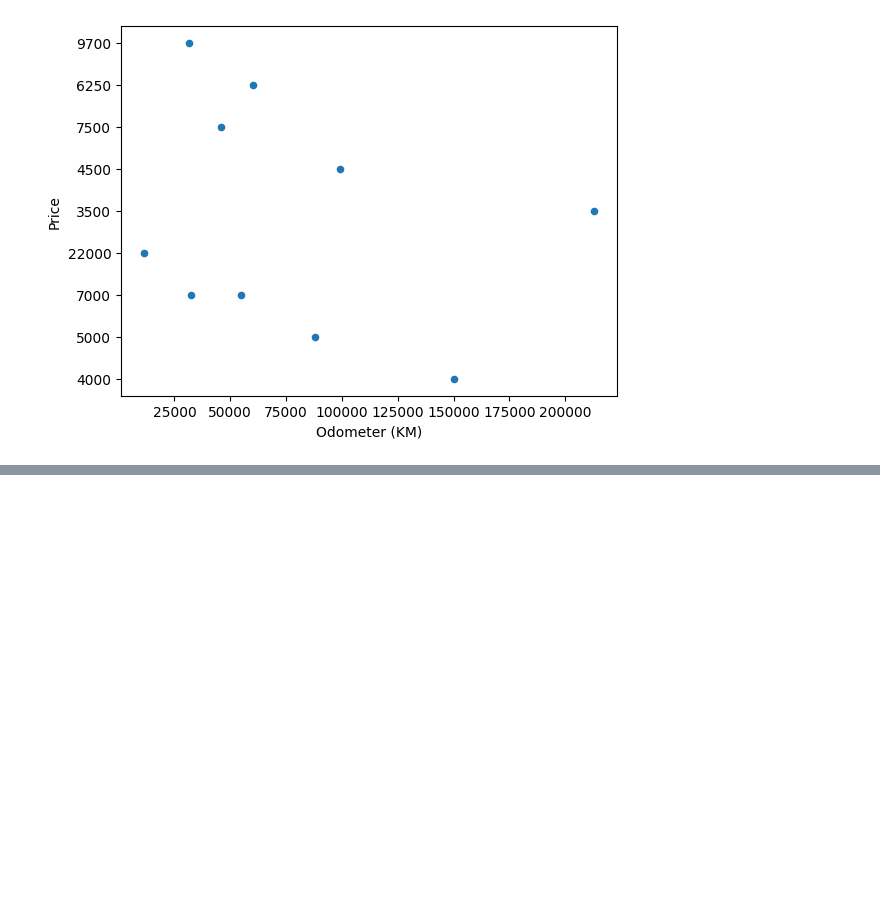
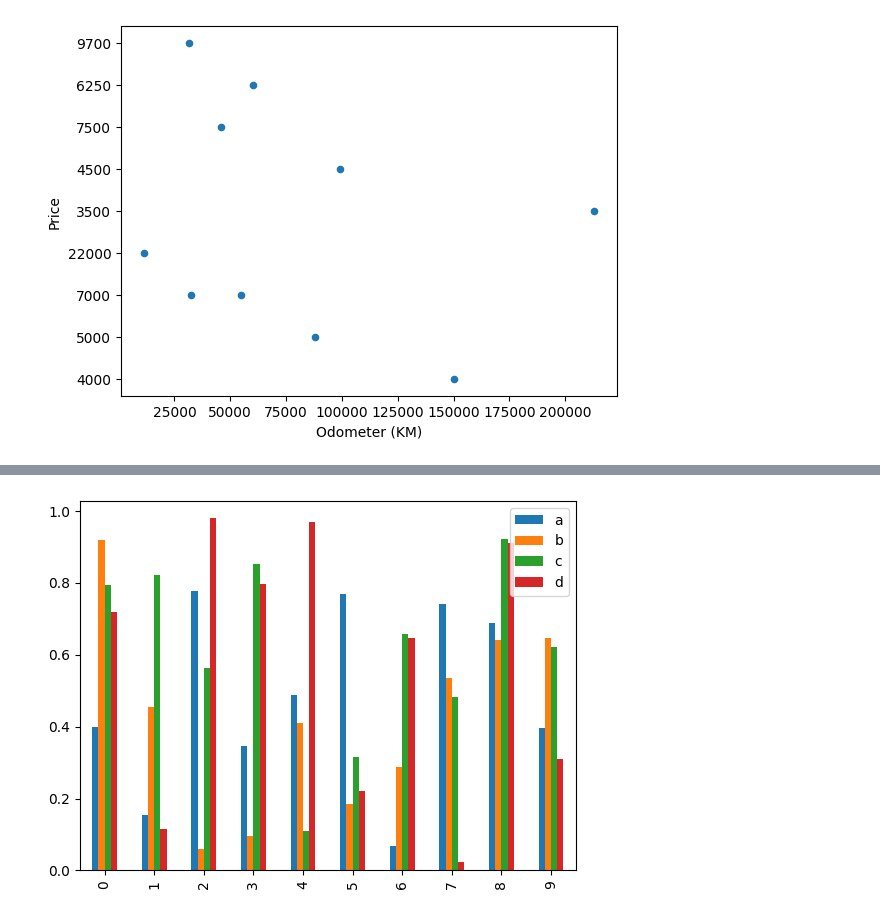
Before and after one commit to HerbertNtim/dataScience-ML, a Jupyter notebook: Introduction To Matplotlib.ipynb, the cells around one changed output, grey strips where cells are left out. Drawn from its saved outputs; the diff is of its cells as text; code cells hidden in the pictures; blank space fills up the shorter version.

```diff
--- a/Introduction To Matplotlib.ipynb
+++ b/Introduction To Matplotlib.ipynb
@@ -238,0 +248,4 @@ car_sales.plot(x="Odometer (KM)", y="Price", kind="scatter");
+# %%
+df.plot(kind="bar");
+# %% [output]
+[figure, added]
```
Also changed, not shown: parts of 5 cells of this notebook.
